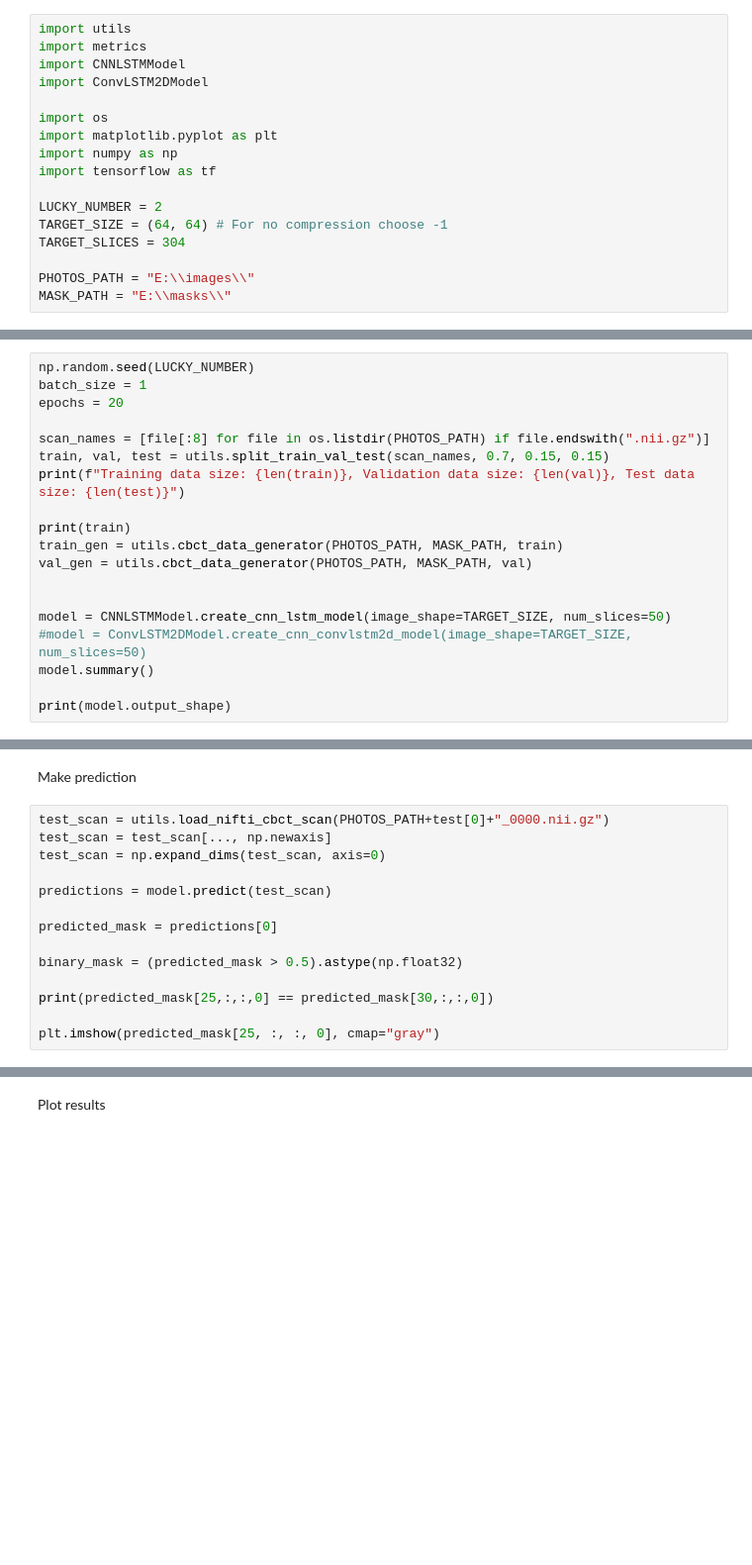
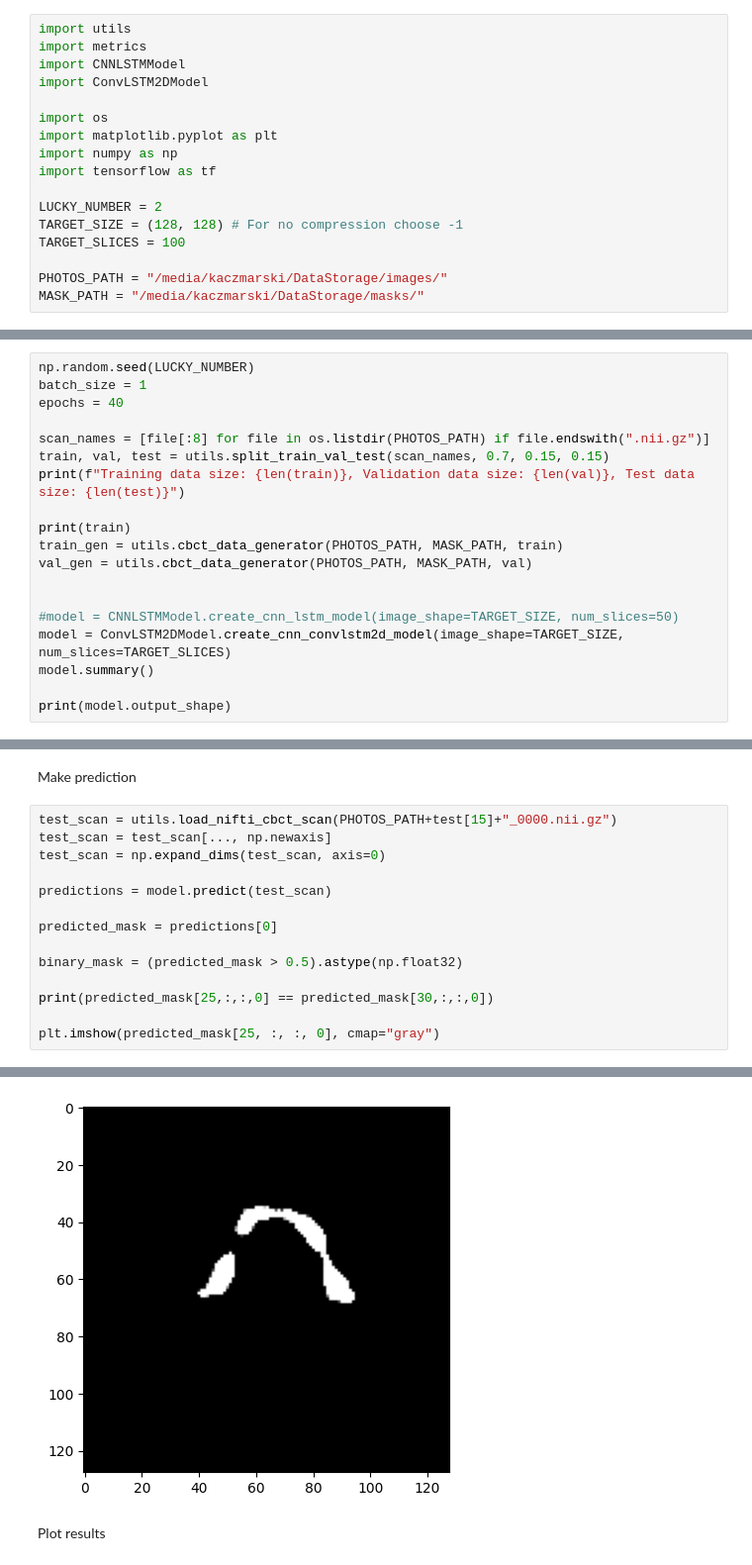
Before and after one commit to kkaczmarskinpg/teeth-segmentation-cbct-images-cnn-lstm, a Jupyter notebook: cnn-lstm-teeth-segmentation.ipynb, the cells around one changed output, grey strips where cells are left out. Shown at 99% size. Saved outputs shown, nothing was run; the diff lists cells and outputs as text; blank space fills up the shorter version.

Commit message:
working convlstm2d model with 0.5 dice

```diff
--- a/cnn-lstm-teeth-segmentation.ipynb
+++ b/cnn-lstm-teeth-segmentation.ipynb
@@ -10,8 +10,8 @@ import numpy as np
 import tensorflow as tf
 
 LUCKY_NUMBER = 2
-TARGET_SIZE = (64, 64) # For no compression choose -1
-TARGET_SLICES = 304
+TARGET_SIZE = (128, 128) # For no compression choose -1
+TARGET_SLICES = 100
 
-PHOTOS_PATH = "E:\\images\\"
-MASK_PATH = "E:\\masks\\"
+PHOTOS_PATH = "/media/kaczmarski/DataStorage/images/"
+MASK_PATH = "/media/kaczmarski/DataStorage/masks/"
@@ -34,7 +44,7 @@ Prepare data
 # %%
 np.random.seed(LUCKY_NUMBER)
 batch_size = 1
-epochs = 20
+epochs = 40
 
 scan_names = [file[:8] for file in os.listdir(PHOTOS_PATH) if file.endswith(".nii.gz")]
 train, val, test = utils.split_train_val_test(scan_names, 0.7, 0.15, 0.15)
@@ -45,8 +55,8 @@ train_gen = utils.cbct_data_generator(PHOTOS_PATH, MASK_PATH, train)
 val_gen = utils.cbct_data_generator(PHOTOS_PATH, MASK_PATH, val)
 
 
-model = CNNLSTMModel.create_cnn_lstm_model(image_shape=TARGET_SIZE, num_slices=50)
-#model = ConvLSTM2DModel.create_cnn_convlstm2d_model(image_shape=TARGET_SIZE, num_slices=50)
+#model = CNNLSTMModel.create_cnn_lstm_model(image_shape=TARGET_SIZE, num_slices=50)
+model = ConvLSTM2DModel.create_cnn_convlstm2d_model(image_shape=TARGET_SIZE, num_slices=TARGET_SLICES)
 model.summary()
 
 print(model.output_shape)
@@ -67,7 +128,7 @@ utils.save_model(model)
 # %% [markdown]
 Make prediction
 # %%
-test_scan = utils.load_nifti_cbct_scan(PHOTOS_PATH+test[0]+"_0000.nii.gz")
+test_scan = utils.load_nifti_cbct_scan(PHOTOS_PATH+test[15]+"_0000.nii.gz")
 test_scan = test_scan[..., np.newaxis]
 test_scan = np.expand_dims(test_scan, axis=0)
 
@@ -80,3 +141,4 @@ binary_mask = (predicted_mask > 0.5).astype(np.float32)
 print(predicted_mask[25,:,:,0] == predicted_mask[30,:,:,0])
 
 plt.imshow(predicted_mask[25, :, :, 0], cmap="gray")
+# %% [output]
@@ -83,3 +154,4 @@ plt.imshow(predicted_mask[25, :, :, 0], cmap="gray")
+[figure, added]
 # %% [markdown]
 Plot results
 # %%
```
Also changed, not shown: parts of 6 cells of this notebook, 3 other files.
